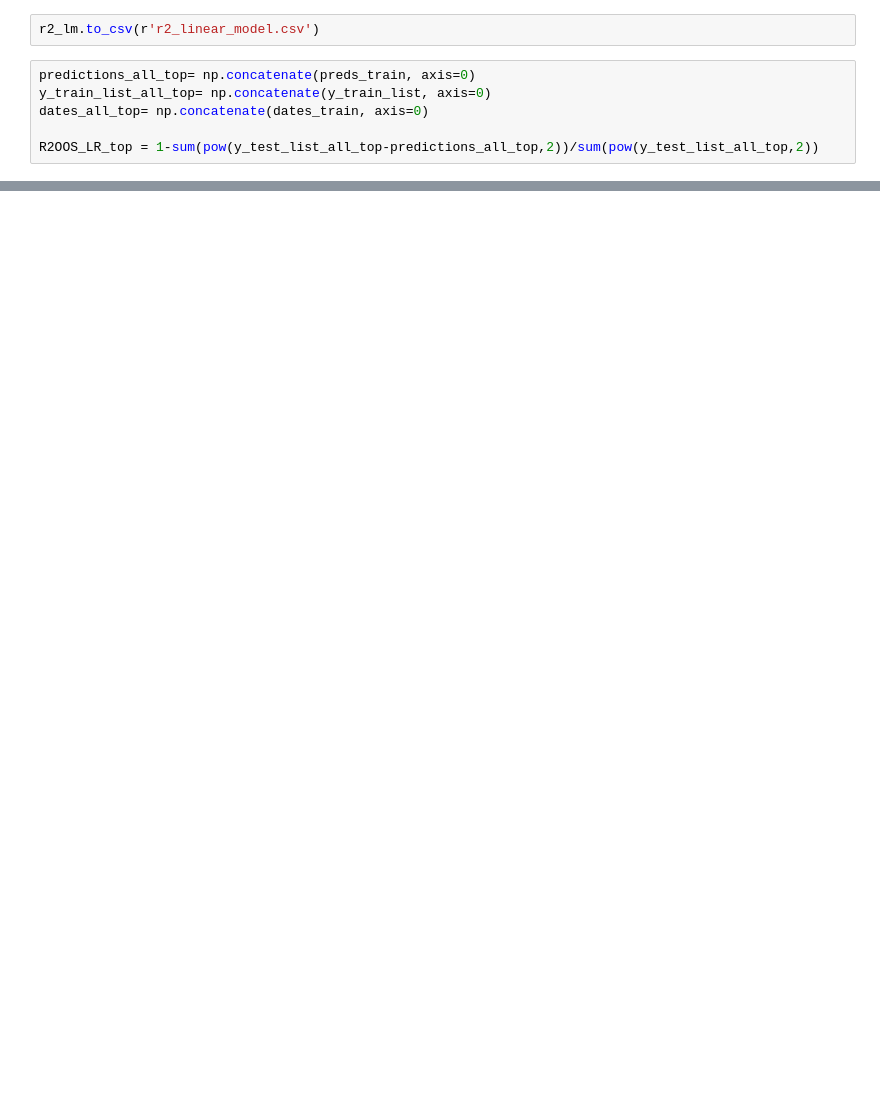
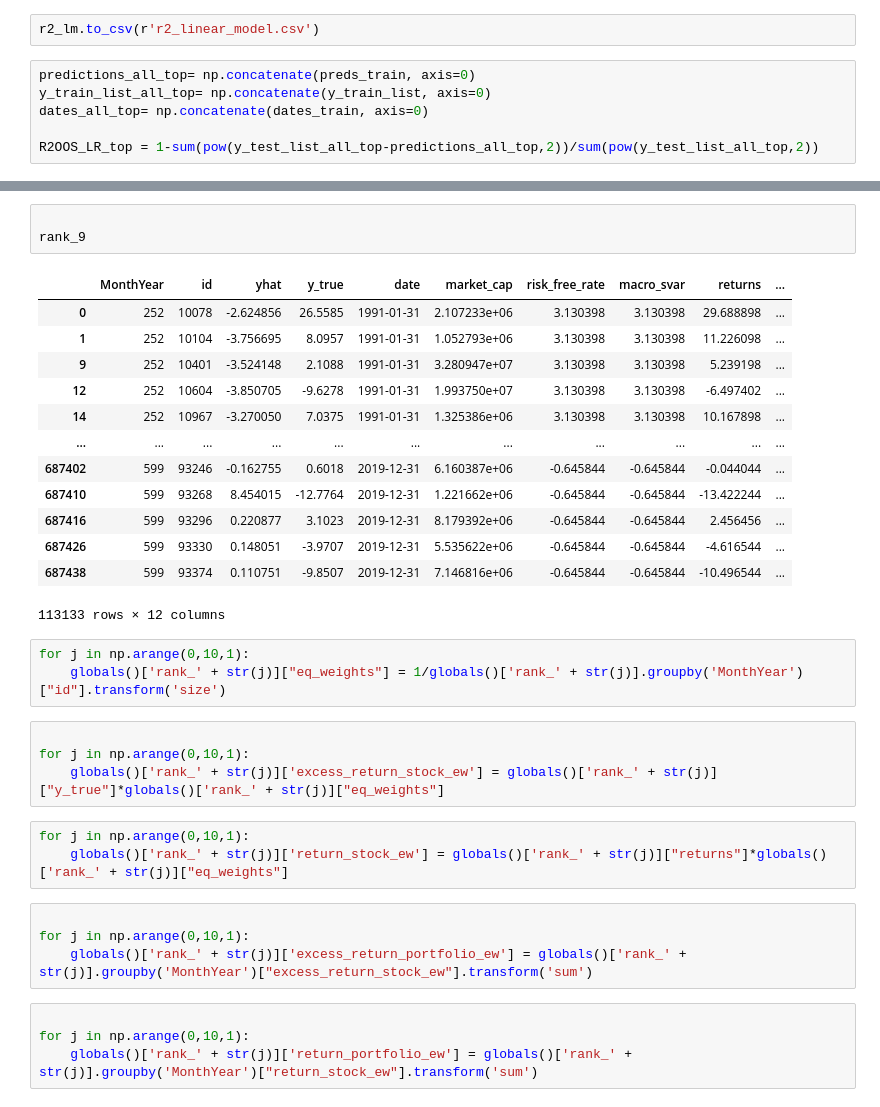
Before and after one commit to KidQuant/Taming-The-Factor-Zoo, a Jupyter notebook: 4.3_HuberReg.ipynb, the cells around one changed output, grey strips where cells are left out. Drawn from its saved outputs; the diff is of its cells as text; blank space fills up the shorter version.

```diff
--- a/4.3_HuberReg.ipynb
+++ b/4.3_HuberReg.ipynb
@@ -278,0 +420,35 @@ R2OOS_LR_top = 1-sum(pow(y_test_list_all_top-predictions_all_top,2))/sum(pow(y_t
+# %%
+
+rank_9
+# %% [output]
+|  | MonthYear | id | yhat | y_true | date | market_cap | risk_free_rate | macro_svar | returns | ... |
+| 0 | 252 | 10078 | -2.624856 | 26.5585 | 1991-01-31 | 2.107233e+06 | 3.130398 | 3.130398 | 29.688898 | ... |
+| 1 | 252 | 10104 | -3.756695 | 8.0957 | 1991-01-31 | 1.052793e+06 | 3.130398 | 3.130398 | 11.226098 | ... |
+| 9 | 252 | 10401 | -3.524148 | 2.1088 | 1991-01-31 | 3.280947e+07 | 3.130398 | 3.130398 | 5.239198 | ... |
+| 12 | 252 | 10604 | -3.850705 | -9.6278 | 1991-01-31 | 1.993750e+07 | 3.130398 | 3.130398 | -6.497402 | ... |
+| 14 | 252 | 10967 | -3.270050 | 7.0375 | 1991-01-31 | 1.325386e+06 | 3.130398 | 3.130398 | 10.167898 | ... |
+| ... | ... | ... | ... | ... | ... | ... | ... | ... | ... | ... |
+| 687402 | 599 | 93246 | -0.162755 | 0.6018 | 2019-12-31 | 6.160387e+06 | -0.645844 | -0.645844 | -0.044044 | ... |
+| 687410 | 599 | 93268 | 8.454015 | -12.7764 | 2019-12-31 | 1.221662e+06 | -0.645844 | -0.645844 | -13.422244 | ... |
+| 687416 | 599 | 93296 | 0.220877 | 3.1023 | 2019-12-31 | 8.179392e+06 | -0.645844 | -0.645844 | 2.456456 | ... |
+| 687426 | 599 | 93330 | 0.148051 | -3.9707 | 2019-12-31 | 5.535622e+06 | -0.645844 | -0.645844 | -4.616544 | ... |
+| 687438 | 599 | 93374 | 0.110751 | -9.8507 | 2019-12-31 | 7.146816e+06 | -0.645844 | -0.645844 | -10.496544 | ... |
+113133 rows × 12 columns
+# %%
+for j in np.arange(0,10,1):
+    globals()['rank_' + str(j)]["eq_weights"] = 1/globals()['rank_' + str(j)].groupby('MonthYear')["id"].transform('size')
+# %%
+
+for j in np.arange(0,10,1):
+    globals()['rank_' + str(j)]['excess_return_stock_ew'] = globals()['rank_' + str(j)]["y_true"]*globals()['rank_' + str(j)]["eq_weights"]
+# %%
+for j in np.arange(0,10,1):
+    globals()['rank_' + str(j)]['return_stock_ew'] = globals()['rank_' + str(j)]["returns"]*globals()['rank_' + str(j)]["eq_weights"]
+# %%
+
+for j in np.arange(0,10,1):
+    globals()['rank_' + str(j)]['excess_return_portfolio_ew'] = globals()['rank_' + str(j)].groupby('MonthYear')["excess_return_stock_ew"].transform('sum')
+# %%
+
+for j in np.arange(0,10,1):
+    globals()['rank_' + str(j)]['return_portfolio_ew'] = globals()['rank_' + str(j)].groupby('MonthYear')["return_stock_ew"].transform('sum')
```
Also changed, not shown: parts of 32 cells of this notebook, 3 other files.
